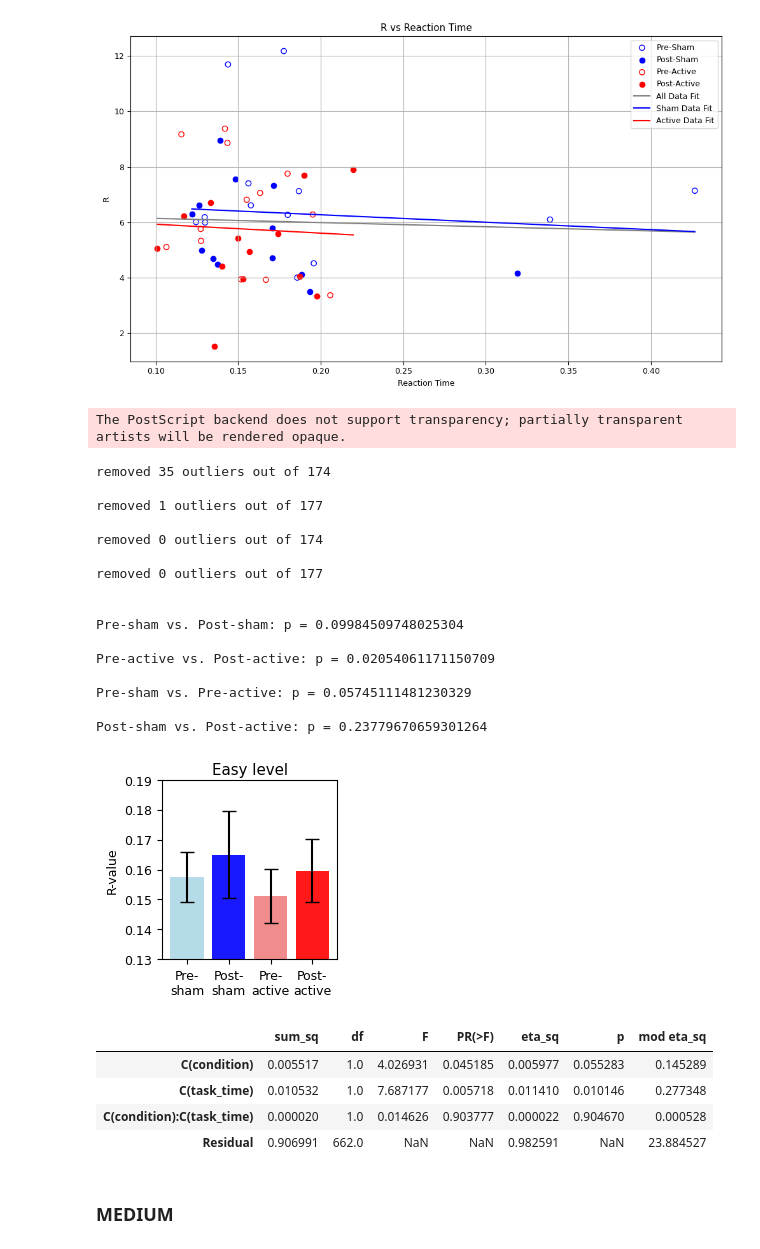
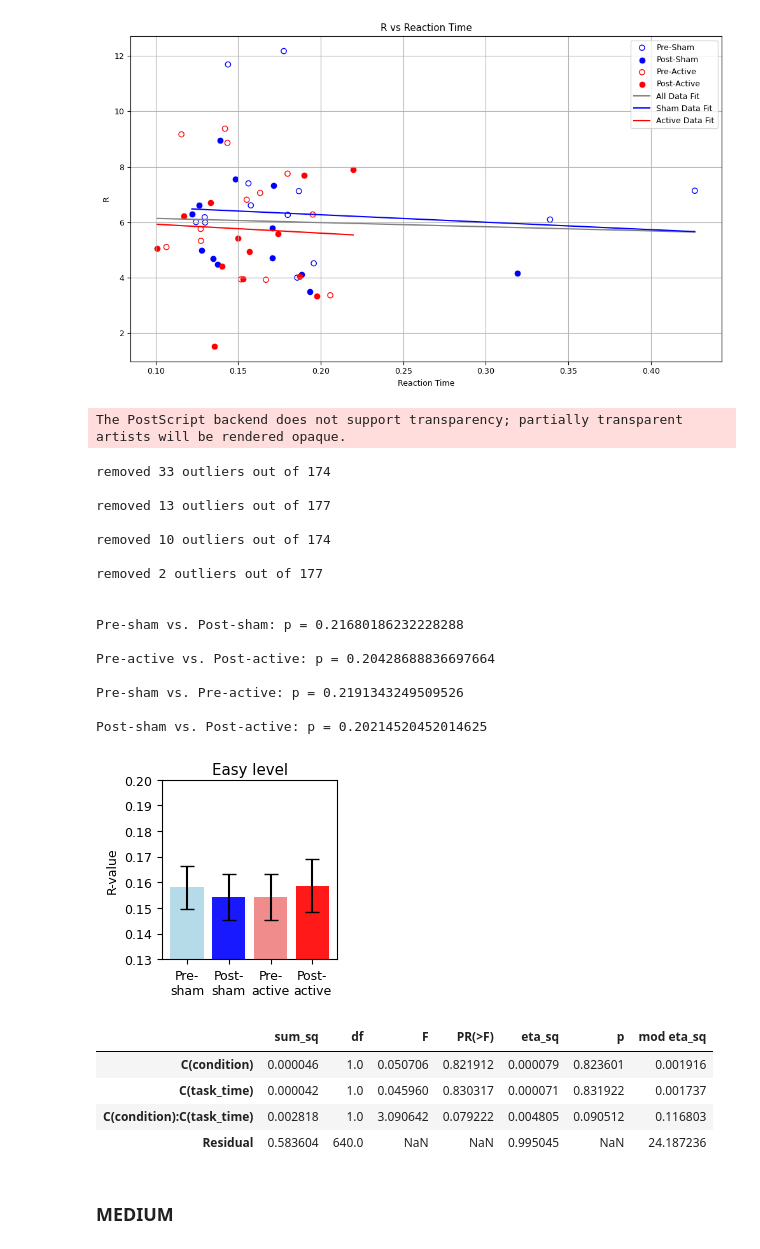
Before and after one commit to Shawnzty/tRNS-Intelligence, a Jupyter notebook: processing/excind/excind_task.ipynb, the cells around one changed output. Cells and saved outputs as stored; diff of their text form; code cells hidden in the pictures.

```diff
--- a/processing/excind/excind_task.ipynb
+++ b/processing/excind/excind_task.ipynb
@@ -116,10 +116,10 @@ post_sham = np.array(postsham['R'], dtype=np.float64)
 pre_active = np.array(preactive['R'], dtype=np.float64)
 post_active = np.array(postactive['R'], dtype=np.float64)
 
-pre_sham = funcs.remove_outliers(pre_sham, low_k=5, high_k=0.1, verbose=True)
-post_sham = funcs.remove_outliers(post_sham, low_k=5, high_k=5, verbose=True)
-pre_active = funcs.remove_outliers(pre_active, low_k=5, high_k=5, verbose=True)
-post_active = funcs.remove_outliers(post_active, low_k=5, high_k=5, verbose=True)
+pre_sham = funcs.remove_outliers(pre_sham, low_k=5, high_k=0.5, verbose=True)
+post_sham = funcs.remove_outliers(post_sham, low_k=5, high_k=2, verbose=True)
+pre_active = funcs.remove_outliers(pre_active, low_k=0.5, high_k=5, verbose=True)
+post_active = funcs.remove_outliers(post_active, low_k=5, high_k=0.7, verbose=True)
 
 means = [np.mean(pre_sham), np.mean(post_sham), np.mean(pre_active), np.mean(post_active)]
 
@@ -151,43 +151,43 @@ fig, ax = plt.subplots(figsize=(6*cm, 6*cm))
 # Plotting error bars
 for i in range(4):
     ax.bar(labels[i], means[i], yerr=std_errors[i], color=colors[i], capsize=5, alpha=0.9)
 
 plt.title('Easy level', pad=4)
 # Add some additional formatting if desired
 ax.set_ylabel('R-value')
 # ax.set_title(case)
-ax.set_ylim([0.13, 0.19])  # Adjust as needed
+ax.set_ylim([0.13, 0.20])  # Adjust as needed
 # ax.set_yticks([0.5, 1.0, 1.5])
 matplotlib.rcParams.update({'font.size': 9})
 
 # Adjust layout and margins
 plt.tight_layout(pad=1.0)
 # plt.title('Frontal cluster', pad=6)
 fig.subplots_adjust(left=0.24, bottom=0.15, right=0.98, top=0.91)
 save_path = os.path.join('..', '..', '..', 'paper', 'Figure 3 excind', 'R_easy.eps')
 plt.savefig(save_path, format='eps')
 save_path = os.path.join('..', '..', '..', 'paper', 'Figure 3 excind', 'R_easy.png')
 plt.savefig(save_path, format='png', dpi=600)
 plt.show()
 # %% [output]
 The PostScript backend does not support transparency; partially transparent artists will be rendered opaque.
-removed 35 outliers out of 174
+removed 33 outliers out of 174
 
-removed 1 outliers out of 177
+removed 13 outliers out of 177
 
-removed 0 outliers out of 174
+removed 10 outliers out of 174
 
-removed 0 outliers out of 177
+removed 2 outliers out of 177
 
 
-Pre-sham vs. Post-sham: p = 0.09984509748025304
+Pre-sham vs. Post-sham: p = 0.21680186232228288
 
-Pre-active vs. Post-active: p = 0.02054061171150709
+Pre-active vs. Post-active: p = 0.20428688836697664
 
-Pre-sham vs. Pre-active: p = 0.05745111481230329
+Pre-sham vs. Pre-active: p = 0.2191343249509526
 
-Post-sham vs. Post-active: p = 0.23779670659301264
+Post-sham vs. Post-active: p = 0.20214520452014625
-[figure, old version]
+[figure, new version]
 # %%
 # ANOVA
 def make_anova_table(pre_sham, post_sham, pre_active, post_active, difficulty):
@@ -255,10 +255,10 @@ anova_results['mod eta_sq'] = anova_results.apply(lambda row: row['eta_sq']*(632
 anova_results
 # %% [output]
 |  | sum_sq | df | F | PR(>F) | eta_sq | p | mod eta_sq |
-| C(condition) | 0.005517 | 1.0 | 4.026931 | 0.045185 | 0.005977 | 0.055283 | 0.145289 |
-| C(task_time) | 0.010532 | 1.0 | 7.687177 | 0.005718 | 0.011410 | 0.010146 | 0.277348 |
-| C(condition):C(task_time) | 0.000020 | 1.0 | 0.014626 | 0.903777 | 0.000022 | 0.904670 | 0.000528 |
-| Residual | 0.906991 | 662.0 | NaN | NaN | 0.982591 | NaN | 23.884527 |
+| C(condition) | 0.000046 | 1.0 | 0.050706 | 0.821912 | 0.000079 | 0.823601 | 0.001916 |
+| C(task_time) | 0.000042 | 1.0 | 0.045960 | 0.830317 | 0.000071 | 0.831922 | 0.001737 |
+| C(condition):C(task_time) | 0.002818 | 1.0 | 3.090642 | 0.079222 | 0.004805 | 0.090512 | 0.116803 |
+| Residual | 0.583604 | 640.0 | NaN | NaN | 0.995045 | NaN | 24.187236 |
 # %% [markdown]
 ### MEDIUM
 # %%
```
Also changed, not shown: parts of 2 cells of this notebook, 1 other file.
